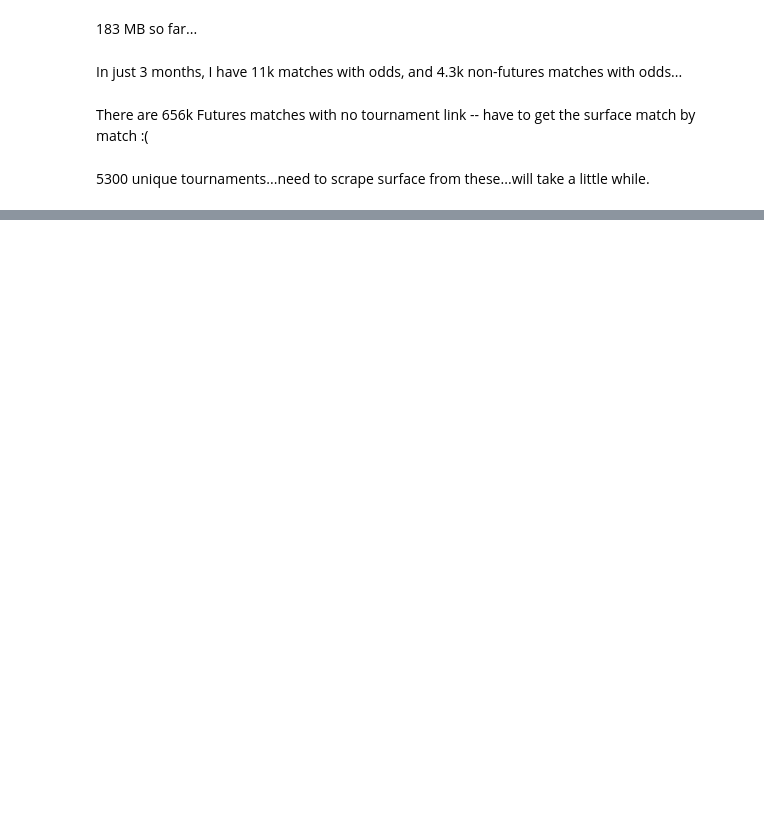
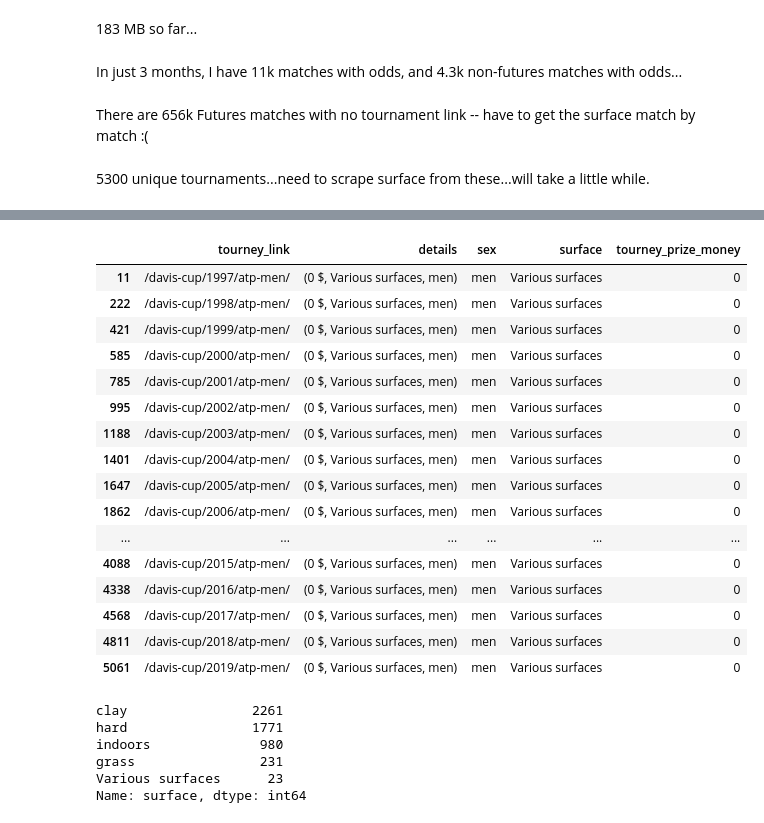
Before and after one commit to siddjagadish/tennis_new, a Jupyter notebook: tennis_new/notebooks/tennis_explorer_scraping/scrape_tennis_explorer.ipynb, the cells around one changed output, grey strips where cells are left out. Saved outputs shown, nothing was run; the diff lists cells and outputs as text; code cells hidden in the pictures; blank space fills up the shorter version.

```diff
--- a/tennis_new/notebooks/tennis_explorer_scraping/scrape_tennis_explorer.ipynb
+++ b/tennis_new/notebooks/tennis_explorer_scraping/scrape_tennis_explorer.ipynb
@@ -539,0 +634,29 @@ k
+# %%
+final_df[final_df['surface'] == 'Various surfaces']
+# %% [output]
+|  | tourney_link | details | sex | surface | tourney_prize_money |
+| 11 | /davis-cup/1997/atp-men/ | (0 $, Various surfaces, men) | men | Various surfaces | 0 |
+| 222 | /davis-cup/1998/atp-men/ | (0 $, Various surfaces, men) | men | Various surfaces | 0 |
+| 421 | /davis-cup/1999/atp-men/ | (0 $, Various surfaces, men) | men | Various surfaces | 0 |
+| 585 | /davis-cup/2000/atp-men/ | (0 $, Various surfaces, men) | men | Various surfaces | 0 |
+| 785 | /davis-cup/2001/atp-men/ | (0 $, Various surfaces, men) | men | Various surfaces | 0 |
+| 995 | /davis-cup/2002/atp-men/ | (0 $, Various surfaces, men) | men | Various surfaces | 0 |
+| 1188 | /davis-cup/2003/atp-men/ | (0 $, Various surfaces, men) | men | Various surfaces | 0 |
+| 1401 | /davis-cup/2004/atp-men/ | (0 $, Various surfaces, men) | men | Various surfaces | 0 |
+| 1647 | /davis-cup/2005/atp-men/ | (0 $, Various surfaces, men) | men | Various surfaces | 0 |
+| 1862 | /davis-cup/2006/atp-men/ | (0 $, Various surfaces, men) | men | Various surfaces | 0 |
+| ... | ... | ... | ... | ... | ... |
+| 4088 | /davis-cup/2015/atp-men/ | (0 $, Various surfaces, men) | men | Various surfaces | 0 |
+| 4338 | /davis-cup/2016/atp-men/ | (0 $, Various surfaces, men) | men | Various surfaces | 0 |
+| 4568 | /davis-cup/2017/atp-men/ | (0 $, Various surfaces, men) | men | Various surfaces | 0 |
+| 4811 | /davis-cup/2018/atp-men/ | (0 $, Various surfaces, men) | men | Various surfaces | 0 |
+| 5061 | /davis-cup/2019/atp-men/ | (0 $, Various surfaces, men) | men | Various surfaces | 0 |
+# %%
+final_df['surface'].value_counts()
+# %% [output]
+clay                2261
+hard                1771
+indoors              980
+grass                231
+Various surfaces      23
+Name: surface, dtype: int64
```
Also changed, not shown: parts of 14 cells of this notebook, 5 other files.
